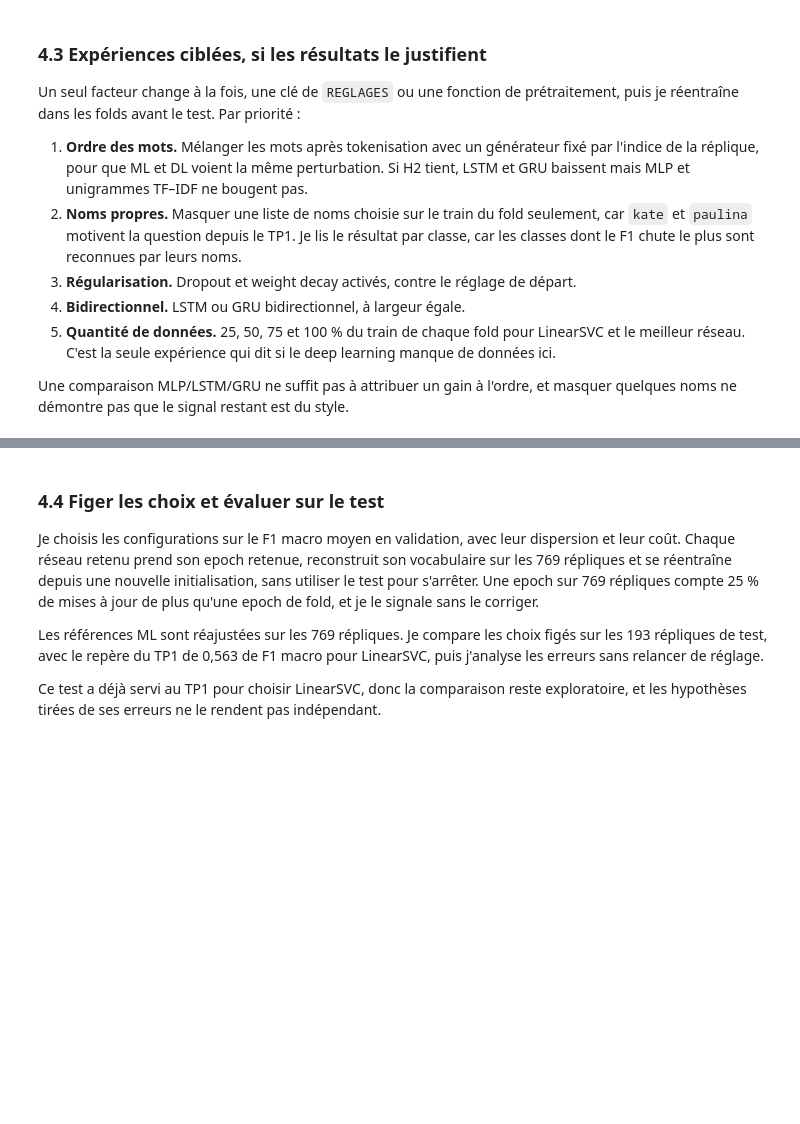
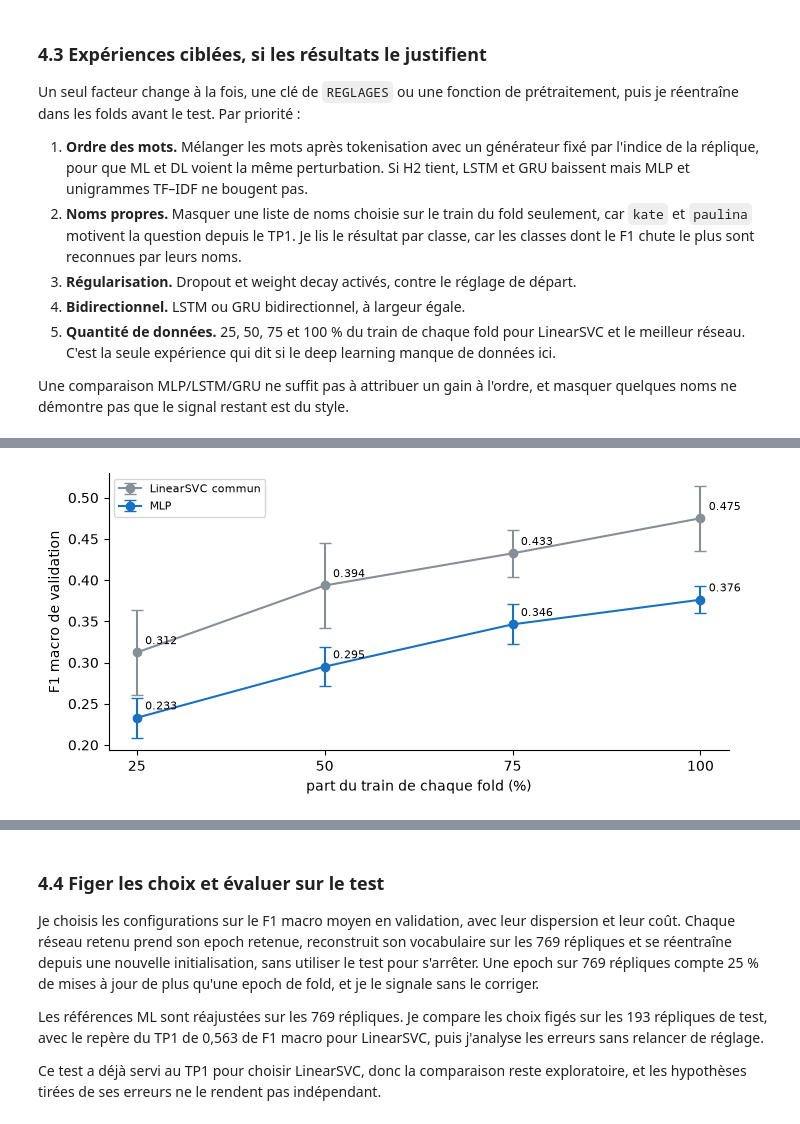
Before and after one commit to mcrayssac/ING3_IAA_GB_NLP, a Jupyter notebook: TP2_NLP_deep_learning.ipynb, the cells around one changed output, grey strips where cells are left out. Cells and saved outputs as stored; diff of their text form; code cells hidden in the pictures; blank space fills up the shorter version.

```diff
--- a/TP2_NLP_deep_learning.ipynb
+++ b/TP2_NLP_deep_learning.ipynb
@@ -2806,0 +3006,31 @@ Une comparaison MLP/LSTM/GRU ne suffit pas à attribuer un gain à l'ordre, et m
+# %%
+# Expérience 3 : 25, 50 et 75 % du train de chaque fold pour LinearSVC commun et le MLP.
+PARTS = (0.25, 0.5, 0.75, 1.0)
+
+
+def nom_part(modele: str, part: float) -> str:
+    """Nom du registre pour un modèle entraîné sur une part du train."""
+    return modele if part == 1.0 else f'{modele} {100 * part:.0f} %'
+
+
+def ligne_part(modele: str, part: float) -> dict:
+    """F1 macro, dispersion, F1 train, epoch et plafond d'un modèle pour une part du train."""
+    bilan = ligne_bilan(nom_part(modele, part))
+    ligne = {'Modèle': modele, 'Part du train (%)': 100 * part,
+             'Répliques de train (fold 1)': len(reduire_folds(part)[0]['train']),
+             'F1 macro': bilan['F1 macro'], 'F1 écart-type': bilan['F1 écart-type'],
+             'F1 train': bilan['F1 train'], 'Epoch retenue': bilan['Epoch retenue']}
+    if bilan['Famille'] == 'DL':
+        ligne['Monte encore'] = resumer_courbe(nom_part(modele, part), REGLAGES_MLP)['Monte encore']
+    return ligne
+
+
+for part in PARTS[:-1]:
+    plis = reduire_folds(part)
+    evaluer_ml(nom_part('LinearSVC commun', part), partial(construire_svc, 'commun'), plis)
+    # Plafond divisé par la part, pour garder le même nombre de mises à jour qu'à 100 %
+    reglages_part = dict(REGLAGES_MLP, epochs_max=round(REGLAGES_MLP['epochs_max'] / part))
+    evaluer_reseau(nom_part('MLP', part), MoyenneMLP, reglages_part, plis)
+quantite = pd.DataFrame([ligne_part(modele, part) for modele in ('LinearSVC commun', 'MLP')
+                         for part in PARTS])
+display(quantite.set_index(['Modèle', 'Part du train (%)']).round(3))
@@ -2806,0 +3048,15 @@ Une comparaison MLP/LSTM/GRU ne suffit pas à attribuer un gain à l'ordre, et m
+# %%
+# Courbe d'apprentissage : F1 macro selon la part du train, avec l'écart-type entre folds.
+fig, ax = plt.subplots(figsize=(8, 3.6))
+for modele, lignes in quantite.groupby('Modèle', sort=False):
+    ax.errorbar(lignes['Part du train (%)'], lignes['F1 macro'], yerr=lignes['F1 écart-type'],
+                marker='o', capsize=4, color=COULEURS[modele], label=modele)
+    for part, f1 in zip(lignes['Part du train (%)'], lignes['F1 macro']):
+        ax.annotate(f'{f1:.3f}', (part, f1), textcoords='offset points', xytext=(6, 6), fontsize=8)
+ax.set_xticks([100 * part for part in PARTS])
+ax.set(xlabel='part du train de chaque fold (%)', ylabel='F1 macro de validation')
+ax.legend(fontsize=8)
+ax.spines[['top', 'right']].set_visible(False)
+plt.show()
+# %% [output]
+[figure, added]
```
Also changed, not shown: parts of 29 cells of this notebook.
